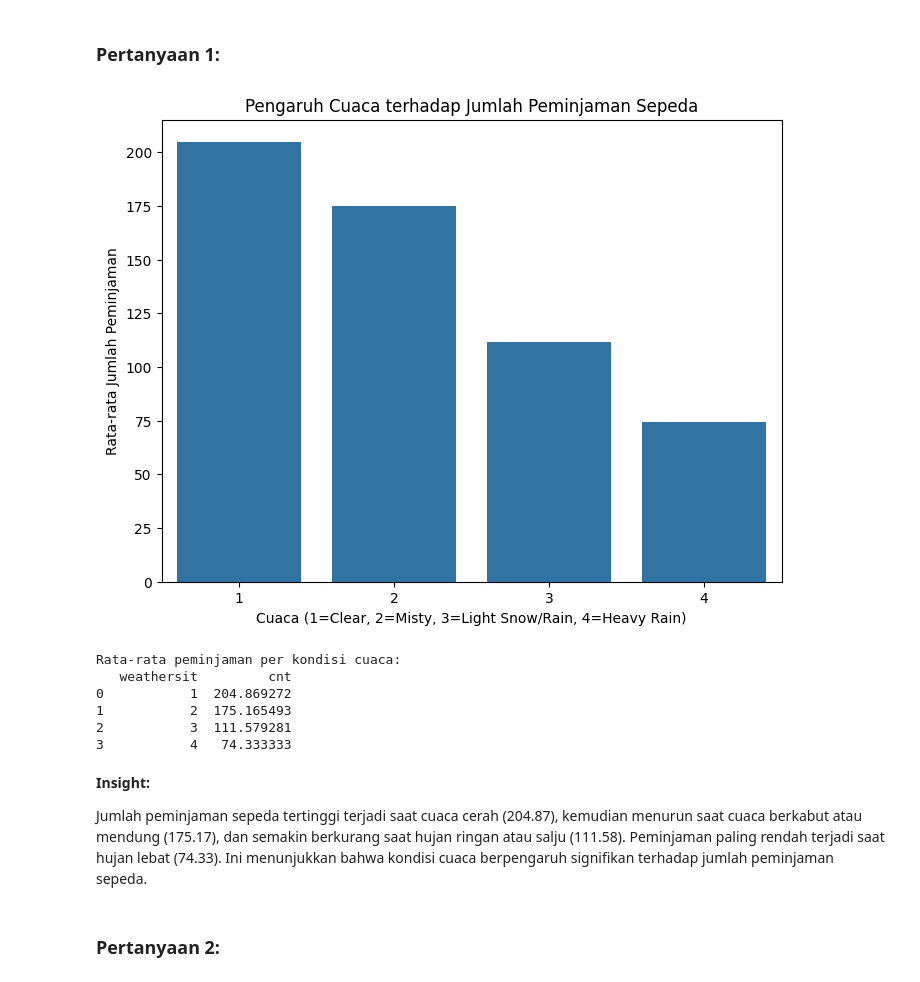
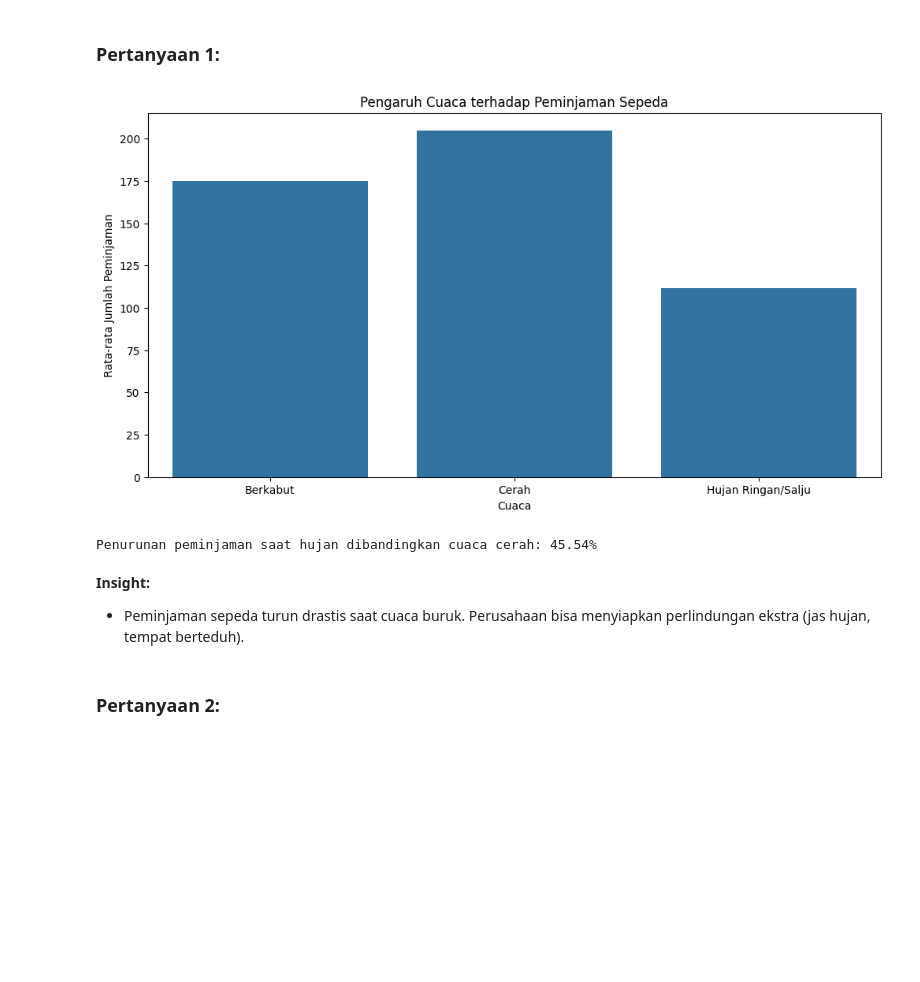
Before and after one commit to amelynsa/bike-sharing-dashboard, a Jupyter notebook: notebook.ipynb, the cells around one changed output. Cells and saved outputs as stored; diff of their text form; code cells hidden in the pictures; blank space fills up the shorter version.

```diff
--- a/notebook.ipynb
+++ b/notebook.ipynb
@@ -174,32 +234,27 @@ df.describe()
 ## Visualization & Explanatory Analysis
 # %% [markdown]
 ### Pertanyaan 1:
-# %%
-# Visualisasi pengaruh cuaca terhadap jumlah peminjaman sepeda
-plt.figure(figsize=(8, 6))
-sns.barplot(x='weathersit', y='cnt', data=df, errorbar=None, estimator=np.mean)
-plt.title('Pengaruh Cuaca terhadap Jumlah Peminjaman Sepeda')
-plt.xlabel('Cuaca (1=Clear, 2=Misty, 3=Light Snow/Rain, 4=Heavy Rain)')
-plt.ylabel('Rata-rata Jumlah Peminjaman')
-plt.show()
-# %% [output]
-[figure, removed]
-# %%
-# Rata-rata jumlah peminjaman per kondisi cuaca
-weather_avg = df.groupby('weathersit')['cnt'].mean().reset_index()
-print("Rata-rata peminjaman per kondisi cuaca:")
-print(weather_avg)
-# %% [output]
-Rata-rata peminjaman per kondisi cuaca:
-   weathersit         cnt
-0           1  204.869272
-1           2  175.165493
-2           3  111.579281
-3           4   74.333333
-# %% [markdown]
-**Insight:**
-
-Jumlah peminjaman sepeda tertinggi terjadi saat cuaca cerah (204.87), kemudian menurun saat cuaca berkabut atau mendung (175.17), dan semakin berkurang saat hujan ringan atau salju (111.58). Peminjaman paling rendah terjadi saat hujan lebat (74.33). Ini menunjukkan bahwa kondisi cuaca berpengaruh signifikan terhadap jumlah peminjaman sepeda.
+# %%
+## Pengaruh Cuaca terhadap Jumlah Peminjaman Sepeda
+cuaca_labels = {1: "Cerah", 2: "Berkabut", 3: "Hujan Ringan/Salju"}
+df["weathersit_label"] = df["weathersit"].map(cuaca_labels)
+plt.figure(figsize=(12, 6))
+sns.barplot(x="weathersit_label", y="cnt", data=df.groupby("weathersit_label")["cnt"].mean().reset_index())
+plt.title("Pengaruh Cuaca terhadap Peminjaman Sepeda")
+plt.xlabel("Cuaca")
+plt.ylabel("Rata-rata Jumlah Peminjaman")
+plt.show()
+
+# Analisis Kuantitatif: Persentase perubahan peminjaman berdasarkan cuaca
+weather_avg = df.groupby("weathersit")["cnt"].mean()
+clear_vs_rain = ((weather_avg[1] - weather_avg[3]) / weather_avg[1]) * 100
+print(f"Penurunan peminjaman saat hujan dibandingkan cuaca cerah: {clear_vs_rain:.2f}%")
+# %% [output]
+[figure, added]
+Penurunan peminjaman saat hujan dibandingkan cuaca cerah: 45.54%
+# %% [markdown]
+**Insight:**
+- Peminjaman sepeda turun drastis saat cuaca buruk. Perusahaan bisa menyiapkan perlindungan ekstra (jas hujan, tempat berteduh).
 # %% [markdown]
 ### Pertanyaan 2:
 # %%
```
Also changed, not shown: parts of 13 cells of this notebook, 3 other files.
